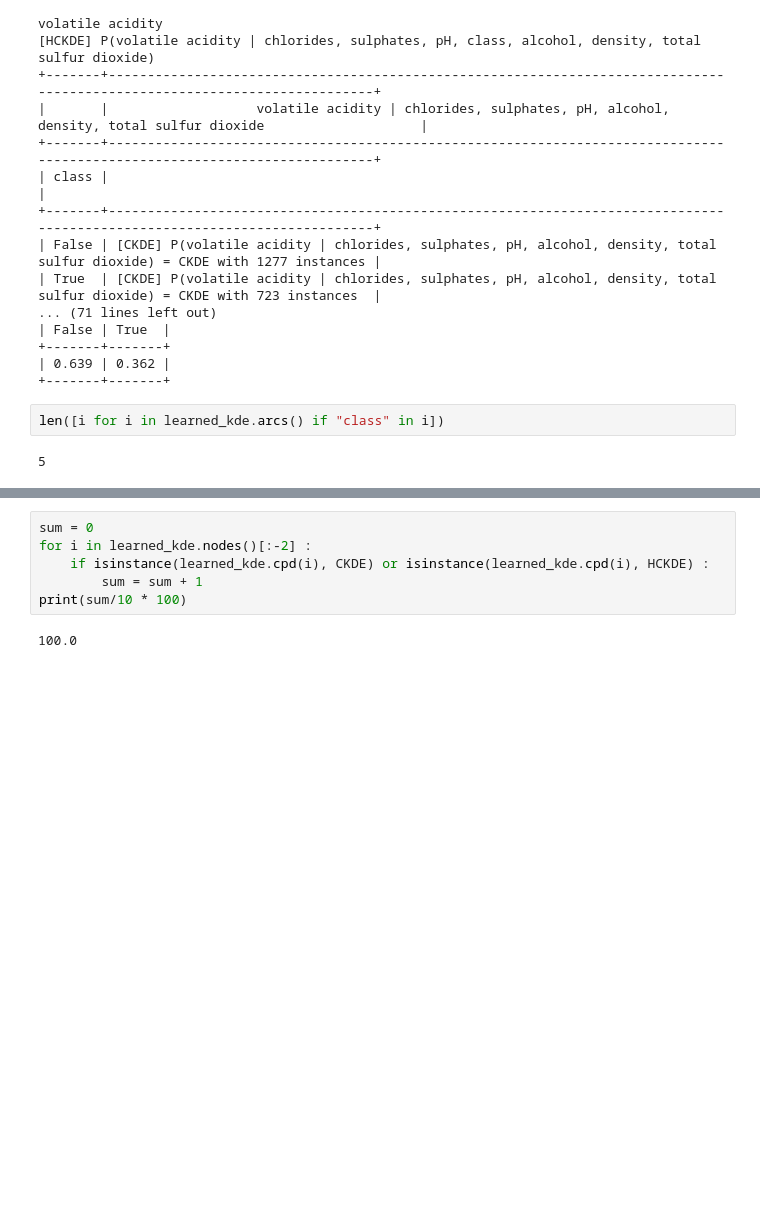
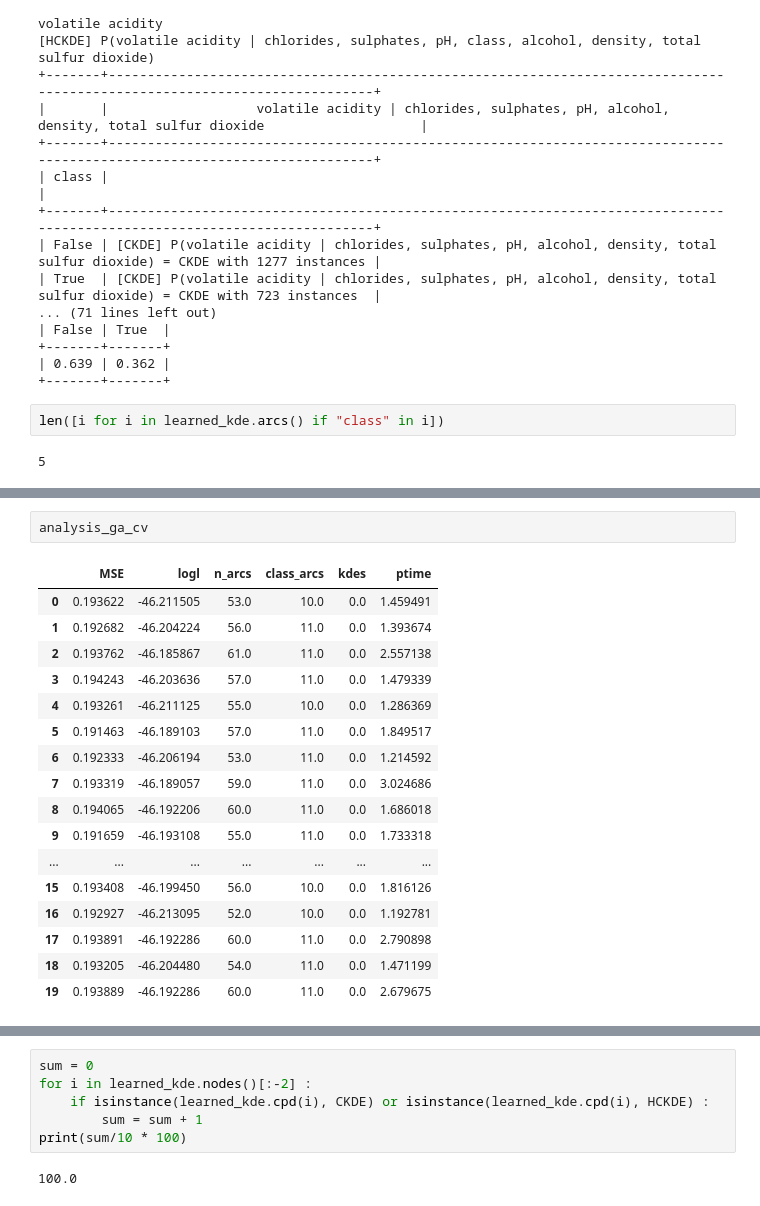
Before and after one commit to Enrique-Val/Bayes-ACE, a Jupyter notebook: big_testing.ipynb, the cells around one changed output, grey strips where cells are left out. Saved outputs shown, nothing was run; the diff lists cells and outputs as text; blank space fills up the shorter version.

```diff
--- a/big_testing.ipynb
+++ b/big_testing.ipynb
@@ -430,2 +202,22 @@ Time: 18.89 +- 2.76
 --------
+# %%
+analysis_ga_cv
+# %% [output]
+|  | MSE | logl | n_arcs | class_arcs | kdes | ptime |
+| 0 | 0.193622 | -46.211505 | 53.0 | 10.0 | 0.0 | 1.459491 |
+| 1 | 0.192682 | -46.204224 | 56.0 | 11.0 | 0.0 | 1.393674 |
+| 2 | 0.193762 | -46.185867 | 61.0 | 11.0 | 0.0 | 2.557138 |
+| 3 | 0.194243 | -46.203636 | 57.0 | 11.0 | 0.0 | 1.479339 |
+| 4 | 0.193261 | -46.211125 | 55.0 | 10.0 | 0.0 | 1.286369 |
+| 5 | 0.191463 | -46.189103 | 57.0 | 11.0 | 0.0 | 1.849517 |
+| 6 | 0.192333 | -46.206194 | 53.0 | 11.0 | 0.0 | 1.214592 |
+| 7 | 0.193319 | -46.189057 | 59.0 | 11.0 | 0.0 | 3.024686 |
+| 8 | 0.194065 | -46.192206 | 60.0 | 11.0 | 0.0 | 1.686018 |
+| 9 | 0.191659 | -46.193108 | 55.0 | 11.0 | 0.0 | 1.733318 |
+| ... | ... | ... | ... | ... | ... | ... |
+| 15 | 0.193408 | -46.199450 | 56.0 | 10.0 | 0.0 | 1.816126 |
+| 16 | 0.192927 | -46.213095 | 52.0 | 10.0 | 0.0 | 1.192781 |
+| 17 | 0.193891 | -46.192286 | 60.0 | 11.0 | 0.0 | 2.790898 |
+| 18 | 0.193205 | -46.204480 | 54.0 | 11.0 | 0.0 | 1.471199 |
+| 19 | 0.193889 | -46.192286 | 60.0 | 11.0 | 0.0 | 2.679675 |
 # %%
```
Also changed, not shown: parts of 11 cells of this notebook, 1 other file.
